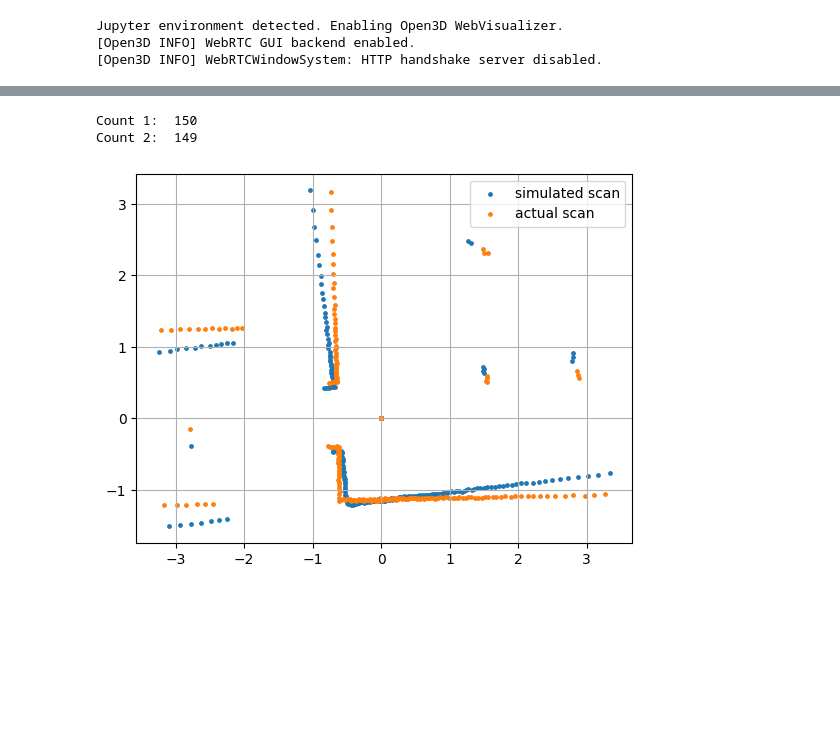
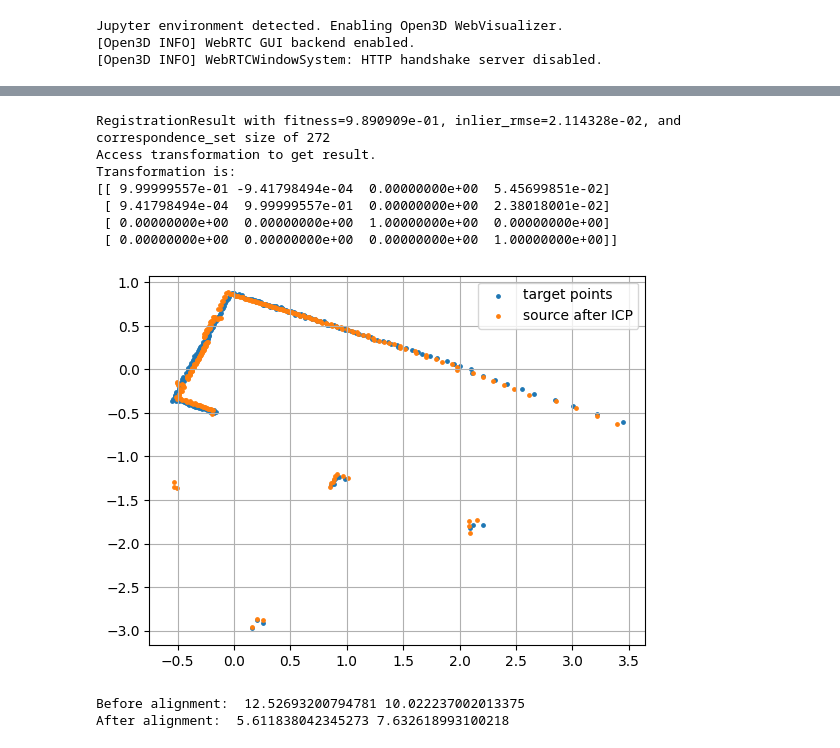
Before and after one commit to shrinivas96/icp_playground, a Jupyter notebook: apply_icp_o3d.ipynb, the cells around one changed output, grey strips where cells are left out. Drawn from its saved outputs; the diff is of its cells as text; code cells hidden in the pictures; blank space fills up the shorter version.

```diff
--- a/apply_icp_o3d.ipynb
+++ b/apply_icp_o3d.ipynb
@@ -99,0 +131,36 @@ plt.show()
+# %%
+# create a point cloud object for open3d and input your points in there
+source_pcd = o3d.geometry.PointCloud()
+target_pcd = o3d.geometry.PointCloud()
+icp_aligned_pcd = o3d.geometry.PointCloud()
+
+source_pcd.points = o3d.utility.Vector3dVector(dspoints_p2_4x1[:, 0:3])
+target_pcd.points = o3d.utility.Vector3dVector(dspoints_p1_4x1[:, 0:3])
+
+threshold = 0.02*1e1
+# %%
+# do icp and get the resulting transformation. then transform points according to new transformation
+
+# performing the ICP with open3d
+reg_p2p = o3d.pipelines.registration.registration_icp(
+    source_pcd, target_pcd, threshold, fake_trans,
+    o3d.pipelines.registration.TransformationEstimationPointToPoint(),
+    o3d.pipelines.registration.ICPConvergenceCriteria(max_iteration=1000))
+
+# the final trasnformation as a 4x4 hom. trans.
+T_icp = reg_p2p.transformation
+points_p2_reg_icp = np.matmul(dspoints_p2_4x1, T_icp.T)
+icp_aligned_pcd.points = o3d.utility.Vector3dVector(points_p2_reg_icp[:, 0:3])
+
+print(reg_p2p)
+print("Transformation is:")
+print(T_icp)
+# draw_registration_result(source_pcd, target_pcd, reg_p2p.transformation)
+# %% [output]
+RegistrationResult with fitness=9.890909e-01, inlier_rmse=2.114328e-02, and correspondence_set size of 272
+Access transformation to get result.
+Transformation is:
+[[ 9.99999557e-01 -9.41798494e-04  0.00000000e+00  5.45699851e-02]
+ [ 9.41798494e-04  9.99999557e-01  0.00000000e+00  2.38018001e-02]
+ [ 0.00000000e+00  0.00000000e+00  1.00000000e+00  0.00000000e+00]
+ [ 0.00000000e+00  0.00000000e+00  0.00000000e+00  1.00000000e+00]]
@@ -100,21 +171,12 @@ plt.show()
 # %%
-readFile = "data_add/different_scans.dat"
-saveFile = 'data_add/points_diff_scans.npz'
-
-read_scans_write_points(readFile, saveFile)
-# load the two laser scans. they are already in a 4x1 format
-diff_points_from_ranges = np.load(saveFile)
-dspoints_p1_4x1 = diff_points_from_ranges['points_p1']
-dspoints_p2_4x1 = diff_points_from_ranges['points_p2']
-
+# how well did the transformed values match the target
 plt.figure()
-plt.scatter(dspoints_p1_4x1[:, 0], dspoints_p1_4x1[:, 1], s = 6, label="simulated scan")
-plt.scatter(dspoints_p2_4x1[:, 0], dspoints_p2_4x1[:, 1], s = 6, label="actual scan")
+plt.scatter(dspoints_p1_4x1[:, 0], dspoints_p1_4x1[:, 1], s = 6, label="target points")
+# plt.scatter(dspoints_p2_4x1[:, 0], dspoints_p2_4x1[:, 1], s = 6, label="target points")
+plt.scatter(points_p2_reg_icp[:, 0], points_p2_reg_icp[:, 1], s = 6, label="source after ICP")
 
 plt.grid(True)
 plt.legend()
 plt.show()
 # %% [output]
-Count 1:  150
-Count 2:  149
-[figure, old version]
+[figure, new version]
@@ -165,3 +183,15 @@ plt.show()
+# %%
+# computing corresponding distance between the two aligned scans
+dist_bw_source_target = np.array(source_pcd.compute_point_cloud_distance(target_pcd))
+dist_bw_source_target_rw = np.array(target_pcd.compute_point_cloud_distance(source_pcd))
+print("Before alignment: ", dist_bw_source_target.sum(), dist_bw_source_target_rw.sum())
+
+dist_bw_target_alined = np.array(target_pcd.compute_point_cloud_distance(icp_aligned_pcd))
+dist_bw_target_alined_rw = np.array(icp_aligned_pcd.compute_point_cloud_distance(target_pcd))
+print("After alignment: ", dist_bw_target_alined.sum(), dist_bw_target_alined_rw.sum())
+# %% [output]
+Before alignment:  12.52693200794781 10.022237002013375
+After alignment:  5.611838042345273 7.632618993100218
 # %%
 # some book-keepping. converting back to polar coordinates, removing duplicates, etc.
 
```
Also changed, not shown: parts of 12 cells of this notebook, 26 other files.
